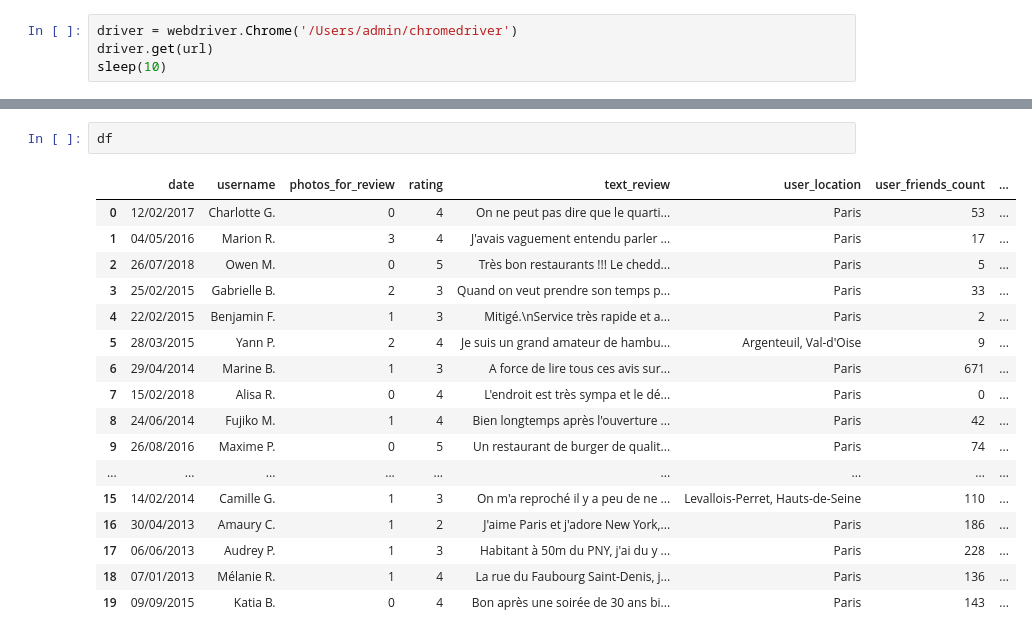
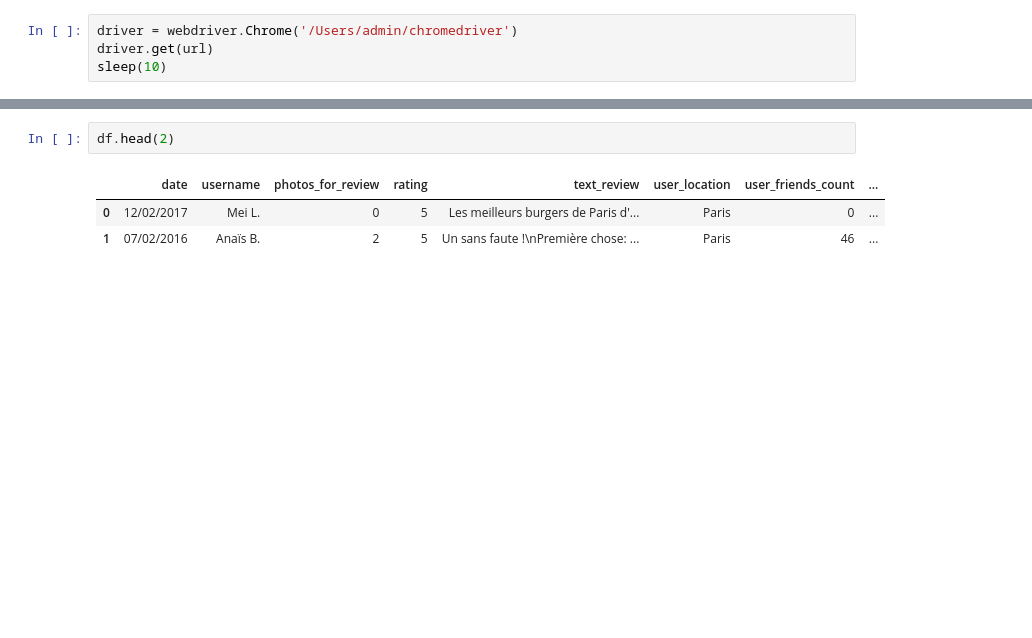
Before and after one commit to AnisZakari/Fake_review_detection, a Jupyter notebook: Scraping/Yelp_Paris_Scraping_reviews/scraping_comments.ipynb, the cells around one changed output, grey strips where cells are left out. Saved outputs shown, nothing was run; the diff lists cells and outputs as text; blank space fills up the shorter version.

```diff
--- a/Scraping/Yelp_Paris_Scraping_reviews/scraping_comments.ipynb
+++ b/Scraping/Yelp_Paris_Scraping_reviews/scraping_comments.ipynb
@@ -89,20 +96,6 @@ df = pd.DataFrame(detailed_reviews_list,
 # %%
-df
+df.head(2)
 # %% [output]
 |  | date | username | photos_for_review | rating | text_review | user_location | user_friends_count | ... |
-| 0 | 12/02/2017 | Charlotte G. | 0 | 4 | On ne peut pas dire que le quarti... | Paris | 53 | ... |
-| 1 | 04/05/2016 | Marion R. | 3 | 4 | J'avais vaguement entendu parler ... | Paris | 17 | ... |
-| 2 | 26/07/2018 | Owen M. | 0 | 5 | Très bon restaurants !!! Le chedd... | Paris | 5 | ... |
-| 3 | 25/02/2015 | Gabrielle B. | 2 | 3 | Quand on veut prendre son temps p... | Paris | 33 | ... |
-| 4 | 22/02/2015 | Benjamin F. | 1 | 3 | Mitigé.\nService très rapide et a... | Paris | 2 | ... |
-| 5 | 28/03/2015 | Yann P. | 2 | 4 | Je suis un grand amateur de hambu... | Argenteuil, Val-d'Oise | 9 | ... |
-| 6 | 29/04/2014 | Marine B. | 1 | 3 | A force de lire tous ces avis sur... | Paris | 671 | ... |
-| 7 | 15/02/2018 | Alisa R. | 0 | 4 | L'endroit est très sympa et le dé... | Paris | 0 | ... |
-| 8 | 24/06/2014 | Fujiko M. | 1 | 4 | Bien longtemps après l'ouverture ... | Paris | 42 | ... |
-| 9 | 26/08/2016 | Maxime P. | 0 | 5 | Un restaurant de burger de qualit... | Paris | 74 | ... |
-| ... | ... | ... | ... | ... | ... | ... | ... | ... |
-| 15 | 14/02/2014 | Camille G. | 1 | 3 | On m'a reproché il y a peu de ne ... | Levallois-Perret, Hauts-de-Seine | 110 | ... |
-| 16 | 30/04/2013 | Amaury C. | 1 | 2 | J'aime Paris et j'adore New York,... | Paris | 186 | ... |
-| 17 | 06/06/2013 | Audrey P. | 1 | 3 | Habitant à 50m du PNY, j'ai du y ... | Paris | 228 | ... |
-| 18 | 07/01/2013 | Mélanie R. | 1 | 4 | La rue du Faubourg Saint-Denis, j... | Paris | 136 | ... |
-| 19 | 09/09/2015 | Katia B. | 0 | 4 | Bon après une soirée de 30 ans bi... | Paris | 143 | ... |
+| 0 | 12/02/2017 | Mei L. | 0 | 5 | Les meilleurs burgers de Paris d'... | Paris | 0 | ... |
+| 1 | 07/02/2016 | Anaïs B. | 2 | 5 | Un sans faute !\nPremière chose: ... | Paris | 46 | ... |
```
Also changed, not shown: parts of 8 cells of this notebook.
